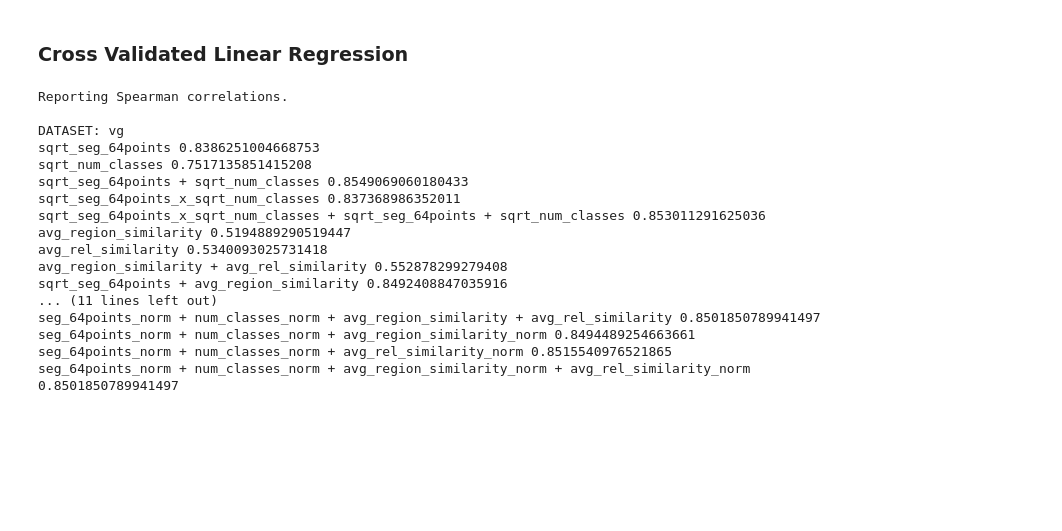
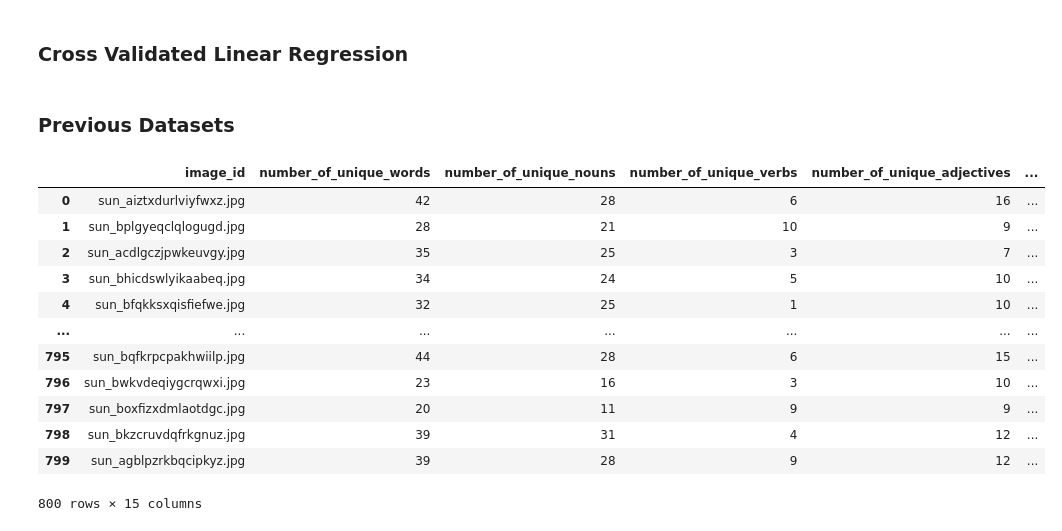
Before and after one commit to KarahanS/Visual-Genome-Python-Driver, a Jupyter notebook: notebooks/linear/analysis.ipynb, the cells around one changed output. Saved outputs shown, nothing was run; the diff lists cells and outputs as text; code cells hidden in the pictures; blank space fills up the shorter version.

```diff
--- a/notebooks/linear/analysis.ipynb
+++ b/notebooks/linear/analysis.ipynb
@@ -28,7 +21,9 @@ Data loaded.
 # %%
 IMAGES = "images.txt" # sample
-FEATURES = "../features.csv" # all features
-COLUMNS = ["image_id", "# of objects", "# of SAM segmentations", "# of FC-CLIP classes", "avg_region_similarity", "avg_rel_similarity", "predicted_complexity"]
+FEATURES = "../experiment/data/vis/vis_features.csv" # all features
+# FEATURES = "RSIVL_features.csv"
+COLUMNS = ["image_id", "# of objects", "# of SAM segmentations", "# of FC-CLIP classes", "avg_region_similarity", "avg_rel_similarity", "predicted_complexity", "normalized_rating", "average autoregressive surprisal", "# of unique objects (synsets)", "VG_number_of_unique_nouns", "VG_number_of_unique_words", "DenseCap_number_of_unique_words", "DenseCap_number_of_unique_nouns"]
+# COLUMNS = ["image_id", "# of SAM segmentations",  "# of FC-CLIP classes", "avg_region_similarity", "predicted_complexity", "complexity", "number_of_unique_words","number_of_unique_nouns"]
 # %%
 # there should be a file called "images.txt"
 with open(IMAGES, "r") as f:
@@ -40,5 +35,5 @@ features = features[COLUMNS]                                # get only the colum
 features = features[features["image_id"].isin(image_ids)]   # get only the rows we need
 
 # change name
-features = features.rename(columns={"# of SAM segmentations": "num_seg_64points", "# of FC-CLIP classes": "num_classes", "# of objects": "num_objects"})
+features = features.rename(columns={"# of SAM segmentations": "num_seg_64points", "# of FC-CLIP classes": "num_classes", "# of objects": "num_objects", "average autoregressive surprisal": "surprisal", "# of unique objects (synsets)": "no_of_unique_objects"})
 features
@@ -70,28 +97,53 @@ dataset_result["vg"] = run_regression(features, N=3, M=1)
 # %%
 results_stats = results_to_mean_confidence_interval(dataset_result)
 print("Reporting Spearman correlations.")
+
+# sort according to correlation first
+mod_to_corr = {}
 
 for dset, v in results_stats.items():
     print("\nDATASET: {}".format(dset))
     for mod, vv in v.items():
         for s, (m, i) in vv.items():
             if s == "spearman_test":
-                print(mod, m)
+                mod_to_corr[mod] = m
+
+for mod, corr in sorted(mod_to_corr.items(), key=lambda x: x[1], reverse=True):
+    print("{}: {}".format(mod, corr))
-# %% [output]
-Reporting Spearman correlations.
-
-DATASET: vg
-sqrt_seg_64points 0.8386251004668753
-sqrt_num_classes 0.7517135851415208
-sqrt_seg_64points + sqrt_num_classes 0.8549069060180433
-sqrt_seg_64points_x_sqrt_num_classes 0.837368986352011
-sqrt_seg_64points_x_sqrt_num_classes + sqrt_seg_64points + sqrt_num_classes 0.853011291625036
-avg_region_similarity 0.5194889290519447
-avg_rel_similarity 0.5340093025731418
-avg_region_similarity + avg_rel_similarity 0.552878299279408
-sqrt_seg_64points + avg_region_similarity 0.8492408847035916
-... (11 lines left out)
-seg_64points_norm + num_classes_norm + avg_region_similarity + avg_rel_similarity 0.8501850789941497
-seg_64points_norm + num_classes_norm + avg_region_similarity_norm 0.8494489254663661
-seg_64points_norm + num_classes_norm + avg_rel_similarity_norm 0.8515540976521865
-seg_64points_norm + num_classes_norm + avg_region_similarity_norm + avg_rel_similarity_norm 0.8501850789941497
+# %% [markdown]
+### Previous Datasets
+# %%
+FEATURES = "features/VISC_features.csv"
+with open(FEATURES, "r") as f:
+    features = pd.read_csv(f)
+
+M_ = {"features/RSIVL_features.csv": 20,
+      "features/VISC_features.csv": 2,
+      "features/IC9600_abstract_features.csv": 1,
+      "features/IC9600_paintings_features.csv": 1,
+      "features/IC9600_scenes_features.csv": 1,
+      "features/SAVOIAS_Art_features.csv": 20,
+      "features/SAVOIAS_Scenes_features.csv": 2,
+      "features/SAVOIAS_Suprematism_features.csv": 2,
+      "features/SAVOIAS_Interior_Design_features.csv": 2,
+      "features/sem_features.csv": 2,
+      "features/vis_features.csv": 2}
+
+
+# change name
+features = features.rename(columns={"# of SAM segmentations": "num_seg_64points", "# of FC-CLIP classes": "num_classes", "normalized_rating": "complexity"})
+features
+# %% [output]
+|  | image_id | number_of_unique_words | number_of_unique_nouns | number_of_unique_verbs | number_of_unique_adjectives | ... |
+| 0 | sun_aiztxdurlviyfwxz.jpg | 42 | 28 | 6 | 16 | ... |
+| 1 | sun_bplgyeqclqlogugd.jpg | 28 | 21 | 10 | 9 | ... |
+| 2 | sun_acdlgczjpwkeuvgy.jpg | 35 | 25 | 3 | 7 | ... |
+| 3 | sun_bhicdswlyikaabeq.jpg | 34 | 24 | 5 | 10 | ... |
+| 4 | sun_bfqkksxqisfiefwe.jpg | 32 | 25 | 1 | 10 | ... |
+| ... | ... | ... | ... | ... | ... | ... |
+| 795 | sun_bqfkrpcpakhwiilp.jpg | 44 | 28 | 6 | 15 | ... |
+| 796 | sun_bwkvdeqiygcrqwxi.jpg | 23 | 16 | 3 | 10 | ... |
+| 797 | sun_boxfizxdmlaotdgc.jpg | 20 | 11 | 9 | 9 | ... |
+| 798 | sun_bkzcruvdqfrkgnuz.jpg | 39 | 31 | 4 | 12 | ... |
+| 799 | sun_agblpzrkbqcipkyz.jpg | 39 | 28 | 9 | 12 | ... |
+800 rows × 15 columns
```
Also changed, not shown: parts of 9 cells of this notebook, 15 other files.
